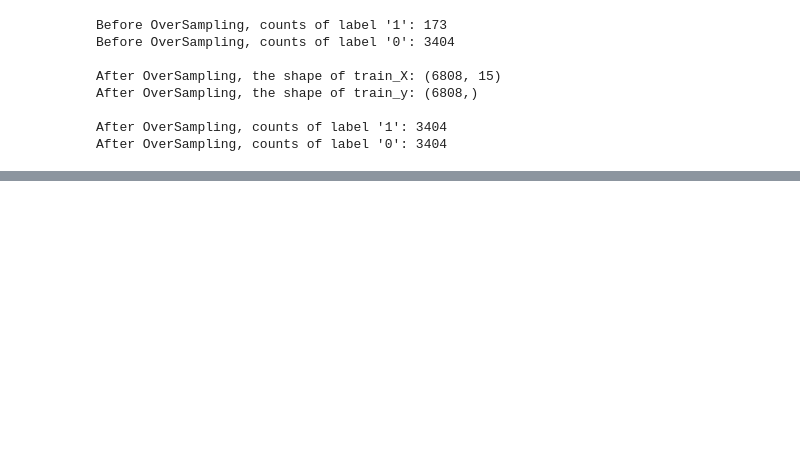
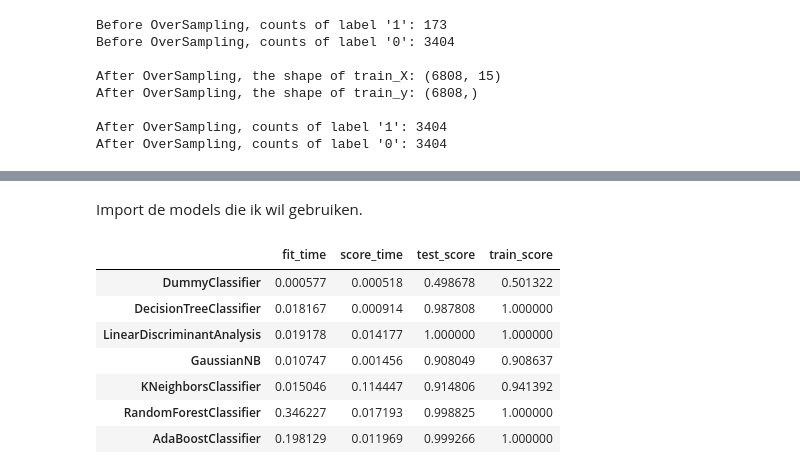
Before and after one commit to Jort20/stroke_data, a Jupyter notebook: stroke.ipynb, the cells around one changed output, grey strips where cells are left out. Drawn from its saved outputs; the diff is of its cells as text; code cells hidden in the pictures; blank space fills up the shorter version.

```diff
--- a/stroke.ipynb
+++ b/stroke.ipynb
@@ -771,0 +880,36 @@ After OverSampling, counts of label '0': 3404
+# %% [markdown]
+Import de models die ik wil gebruiken.
+# %%
+from sklearn.impute import SimpleImputer
+imputer = SimpleImputer(strategy='mean')
+X_train_res_imputed = imputer.fit_transform(X_train_res)
+
+models = [
+    DummyClassifier(strategy='stratified'),
+    DecisionTreeClassifier(),
+    LinearDiscriminantAnalysis(),
+    GaussianNB(),
+    KNeighborsClassifier(),
+    RandomForestClassifier(),
+    AdaBoostClassifier()
+]
+
+metric_scores = {}
+
+for model in models:
+    scores = (model, X_train_res_imputed, y_train_res, cv=2, return_train_score=True)
+    for key, val in scores.items():
+        scores[key] = val.mean()
+    metric_scores[model.__class__.__name__] = scores
+
+# Display the results
+pd.DataFrame(metric_scores).T
+# %% [output]
+|  | fit_time | score_time | test_score | train_score |
+| DummyClassifier | 0.000577 | 0.000518 | 0.498678 | 0.501322 |
+| DecisionTreeClassifier | 0.018167 | 0.000914 | 0.987808 | 1.000000 |
+| LinearDiscriminantAnalysis | 0.019178 | 0.014177 | 1.000000 | 1.000000 |
+| GaussianNB | 0.010747 | 0.001456 | 0.908049 | 0.908637 |
+| KNeighborsClassifier | 0.015046 | 0.114447 | 0.914806 | 0.941392 |
+| RandomForestClassifier | 0.346227 | 0.017193 | 0.998825 | 1.000000 |
+| AdaBoostClassifier | 0.198129 | 0.011969 | 0.999266 | 1.000000 |
```
Also changed, not shown: parts of 65 cells of this notebook.
